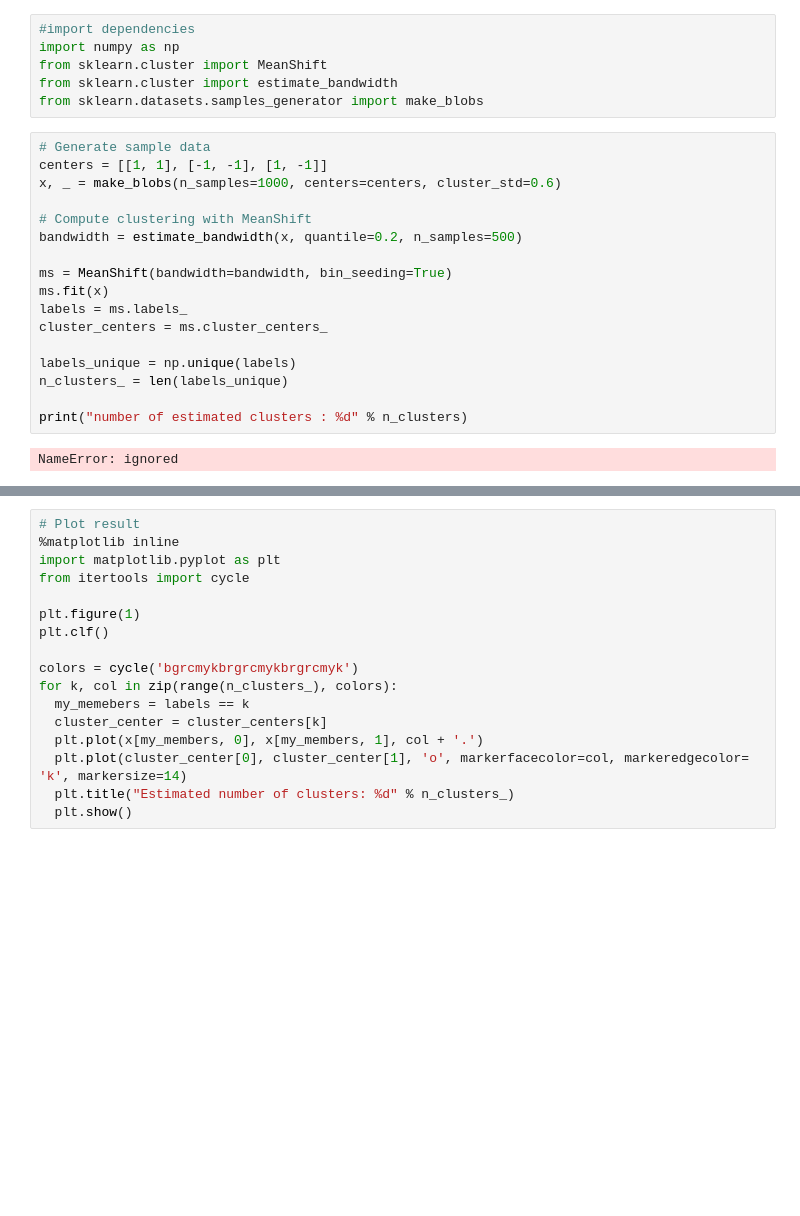
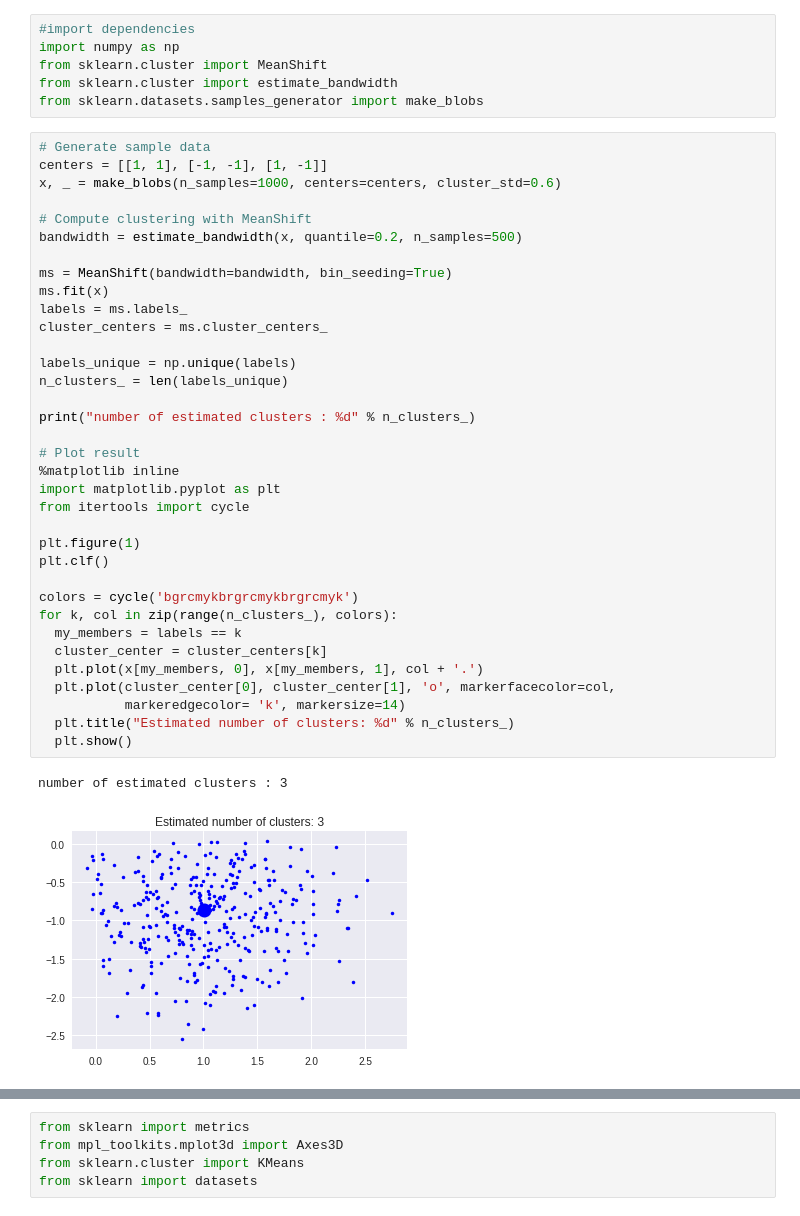
Before and after one commit to lutherkhill/iris_clustering, a Jupyter notebook: clustering.ipynb, the cells around one changed output, grey strips where cells are left out. Cells and saved outputs as stored; diff of their text form; blank space fills up the shorter version.

```diff
--- a/clustering.ipynb
+++ b/clustering.ipynb
@@ -7,19 +9,38 @@ from sklearn.datasets.samples_generator import make_blobs
 # %%
 # Generate sample data
 centers = [[1, 1], [-1, -1], [1, -1]]
 x, _ = make_blobs(n_samples=1000, centers=centers, cluster_std=0.6)
 
 # Compute clustering with MeanShift
 bandwidth = estimate_bandwidth(x, quantile=0.2, n_samples=500)
 
 ms = MeanShift(bandwidth=bandwidth, bin_seeding=True)
 ms.fit(x)
 labels = ms.labels_
 cluster_centers = ms.cluster_centers_
 
 labels_unique = np.unique(labels)
 n_clusters_ = len(labels_unique)
 
-print("number of estimated clusters : %d" % n_clusters)
+print("number of estimated clusters : %d" % n_clusters_)
+
+# Plot result
+%matplotlib inline
+import matplotlib.pyplot as plt
+from itertools import cycle
+
+plt.figure(1)
+plt.clf()
+
+colors = cycle('bgrcmykbrgrcmykbrgrcmyk')
+for k, col in zip(range(n_clusters_), colors):
+  my_members = labels == k
+  cluster_center = cluster_centers[k]
+  plt.plot(x[my_members, 0], x[my_members, 1], col + '.')
+  plt.plot(cluster_center[0], cluster_center[1], 'o', markerfacecolor=col,
+           markeredgecolor= 'k', markersize=14)
+  plt.title("Estimated number of clusters: %d" % n_clusters_)
+  plt.show()
 # %% [output]
-NameError: ignored
+number of estimated clusters : 3
+[figure, added]
@@ -26,19 +49,7 @@ NameError: ignored
-# %%
-# Plot result
-%matplotlib inline
-import matplotlib.pyplot as plt
-from itertools import cycle
-
-plt.figure(1)
-plt.clf()
-
-colors = cycle('bgrcmykbrgrcmykbrgrcmyk')
-for k, col in zip(range(n_clusters_), colors):
-  my_memebers = labels == k
-  cluster_center = cluster_centers[k]
-  plt.plot(x[my_members, 0], x[my_members, 1], col + '.')
-  plt.plot(cluster_center[0], cluster_center[1], 'o', markerfacecolor=col, markeredgecolor= 'k', markersize=14)
-  plt.title("Estimated number of clusters: %d" % n_clusters_)
-  plt.show()
+# %%
+from sklearn import metrics
+from mpl_toolkits.mplot3d import Axes3D
+from sklearn.cluster import KMeans
+from sklearn import datasets
 # %%
 ## Silhouette evaluation
```
Also changed, not shown: parts of 8 cells of this notebook.
